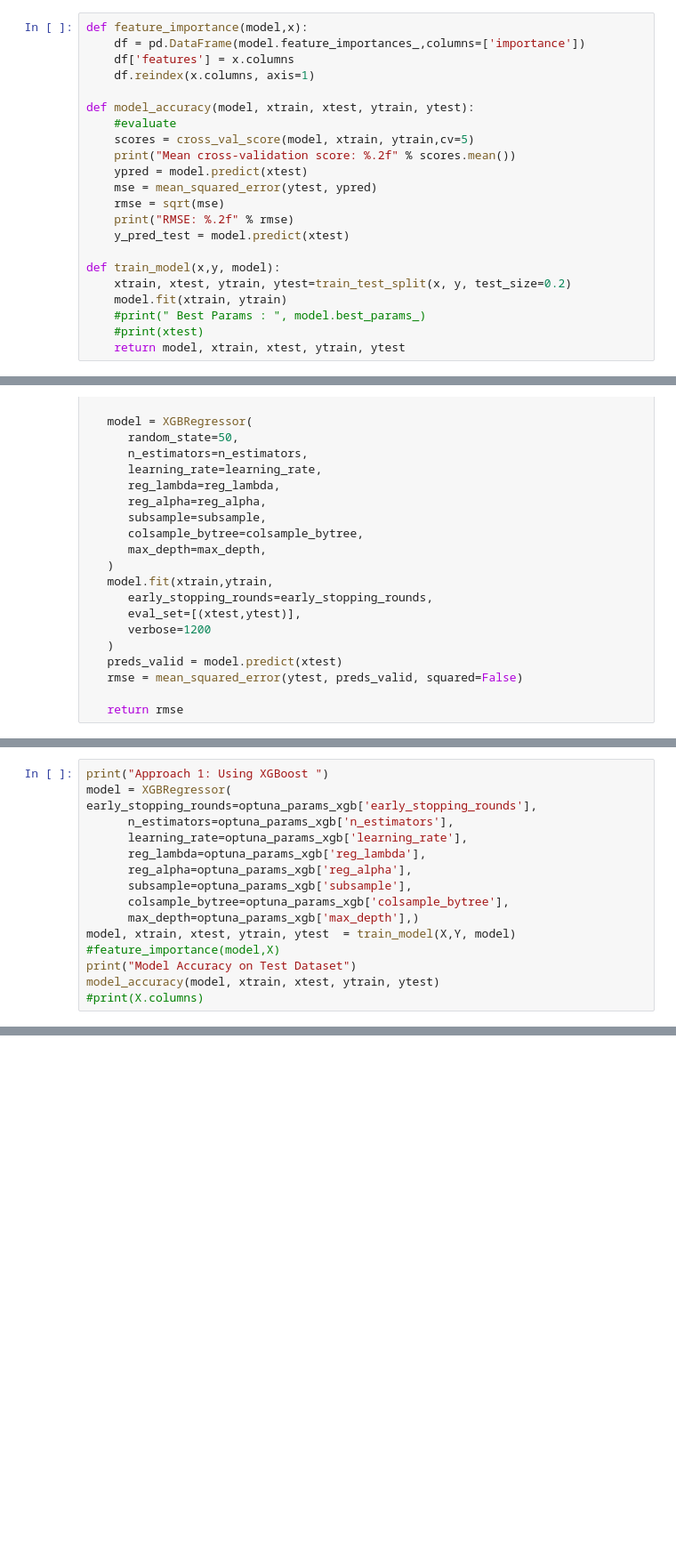
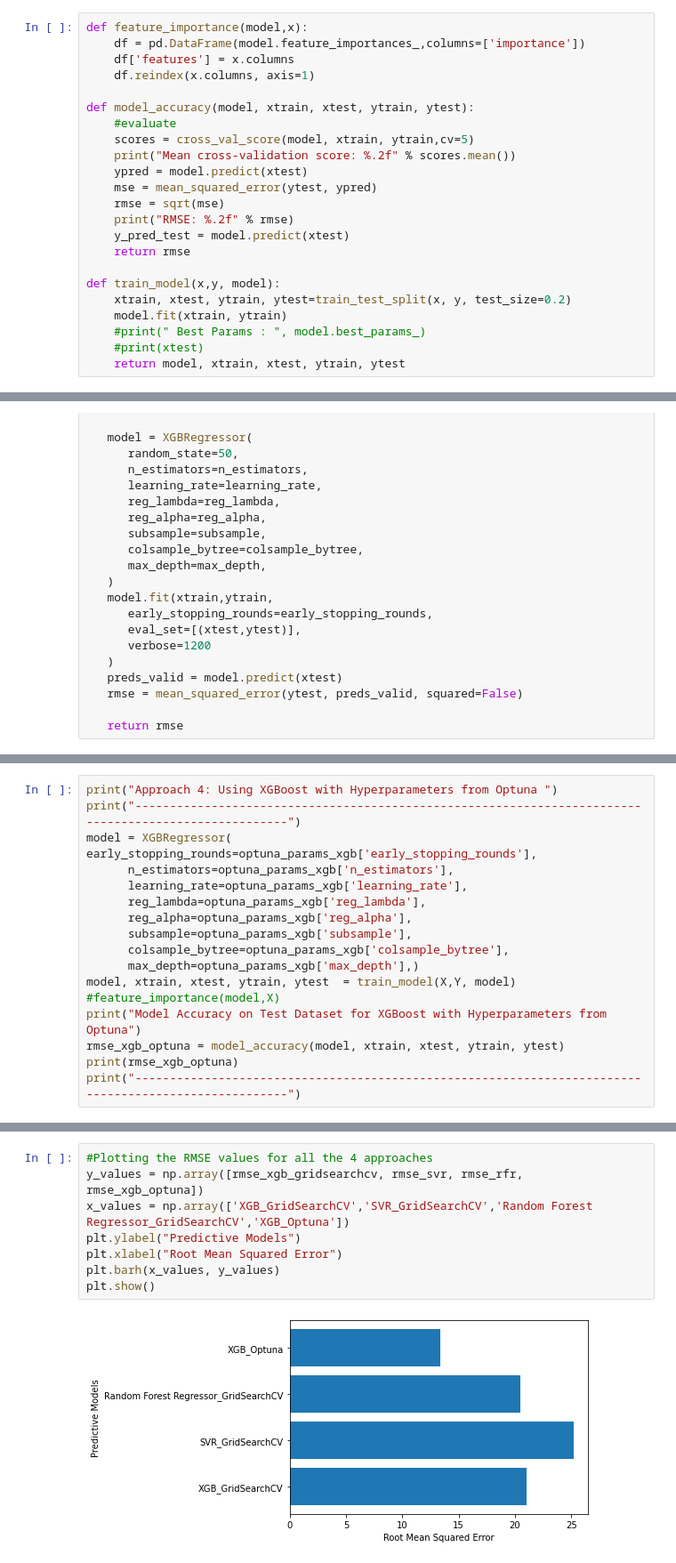
Before and after one commit to ShivaniGawande/SalaryEstimator, a Jupyter notebook: SalaryPredictor.ipynb, the cells around one changed output, grey strips where cells are left out. Shown at 89% size. Drawn from its saved outputs; the diff is of its cells as text; blank space fills up the shorter version.

Commit message:
Graph added

```diff
--- a/SalaryPredictor.ipynb
+++ b/SalaryPredictor.ipynb
@@ -95,6 +101,7 @@ def model_accuracy(model, xtrain, xtest, ytrain, ytest):
     rmse = sqrt(mse)
     print("RMSE: %.2f" % rmse)
     y_pred_test = model.predict(xtest)
+    return rmse
 
 def train_model(x,y, model):
     xtrain, xtest, ytrain, ytest=train_test_split(x, y, test_size=0.2)
@@ -242,6 +273,7 @@ Will train until validation_0-rmse hasn't improved in 396 rounds.
 ... (10 outputs left out)
 # %%
-print("Approach 1: Using XGBoost ")
+print("Approach 4: Using XGBoost with Hyperparameters from Optuna ")
+print("------------------------------------------------------------------------------------------------------")
 model = XGBRegressor( early_stopping_rounds=optuna_params_xgb['early_stopping_rounds'],
       n_estimators=optuna_params_xgb['n_estimators'],
       learning_rate=optuna_params_xgb['learning_rate'],
@@ -252,7 +284,8 @@ model = XGBRegressor( early_stopping_rounds=optuna_params_xgb['early_stopping_ro
       max_depth=optuna_params_xgb['max_depth'],)
 model, xtrain, xtest, ytrain, ytest  = train_model(X,Y, model)
 #feature_importance(model,X)
-print("Model Accuracy on Test Dataset")
-model_accuracy(model, xtrain, xtest, ytrain, ytest)
-#print(X.columns)
+print("Model Accuracy on Test Dataset for XGBoost with Hyperparameters from Optuna")
+rmse_xgb_optuna = model_accuracy(model, xtrain, xtest, ytrain, ytest)
+print(rmse_xgb_optuna)
+print("------------------------------------------------------------------------------------------------------")
 # %% [output]
@@ -268,0 +307,10 @@ RMSE: 19.26
+# %%
+#Plotting the RMSE values for all the 4 approaches
+y_values = np.array([rmse_xgb_gridsearchcv, rmse_svr, rmse_rfr, rmse_xgb_optuna])
+x_values = np.array(['XGB_GridSearchCV','SVR_GridSearchCV','Random Forest Regressor_GridSearchCV','XGB_Optuna'])
+plt.ylabel("Predictive Models")
+plt.xlabel("Root Mean Squared Error")
+plt.barh(x_values, y_values)
+plt.show()
+# %% [output]
+[figure, added]
```
Also changed, not shown: parts of 13 cells of this notebook.
